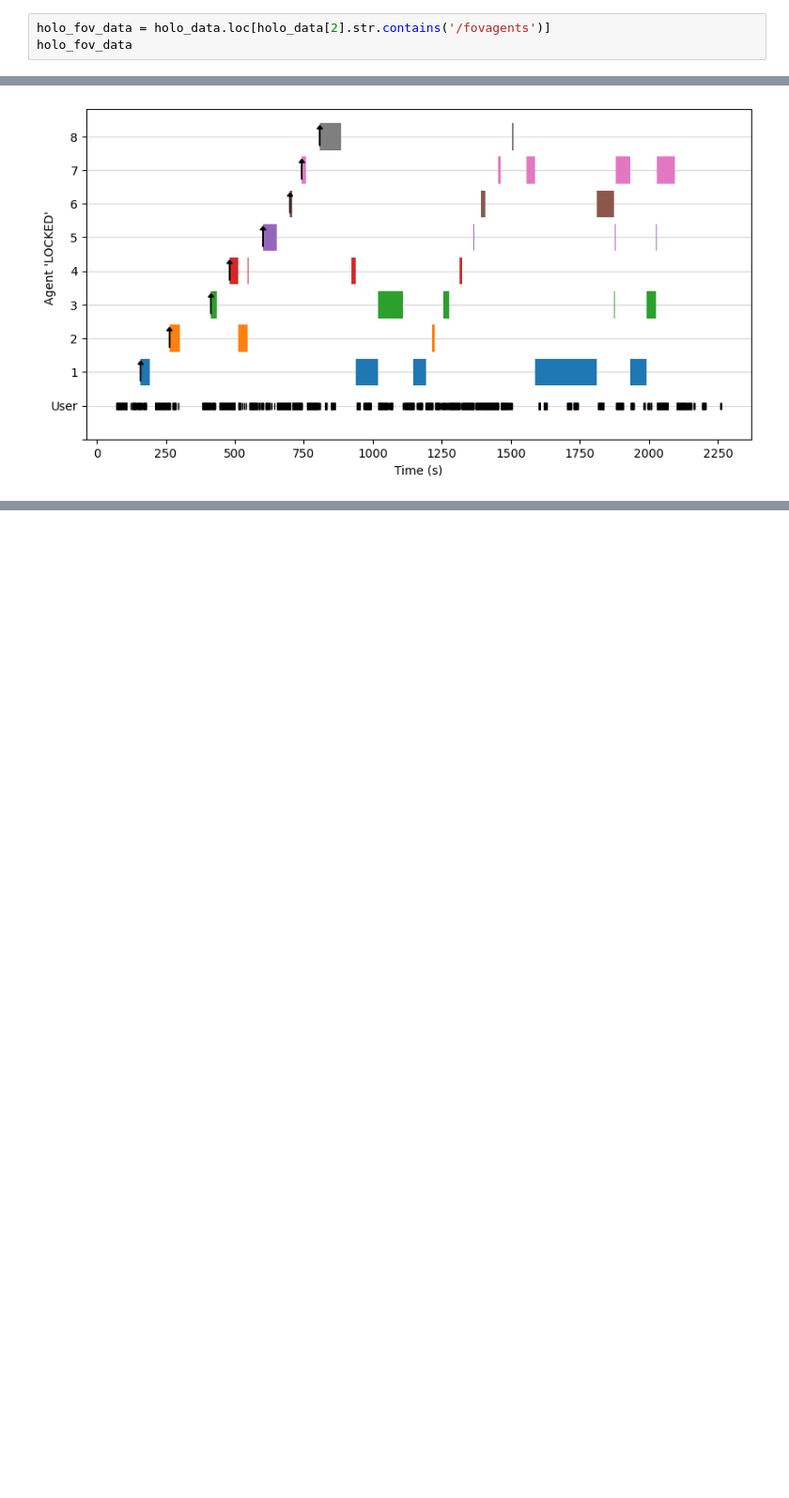
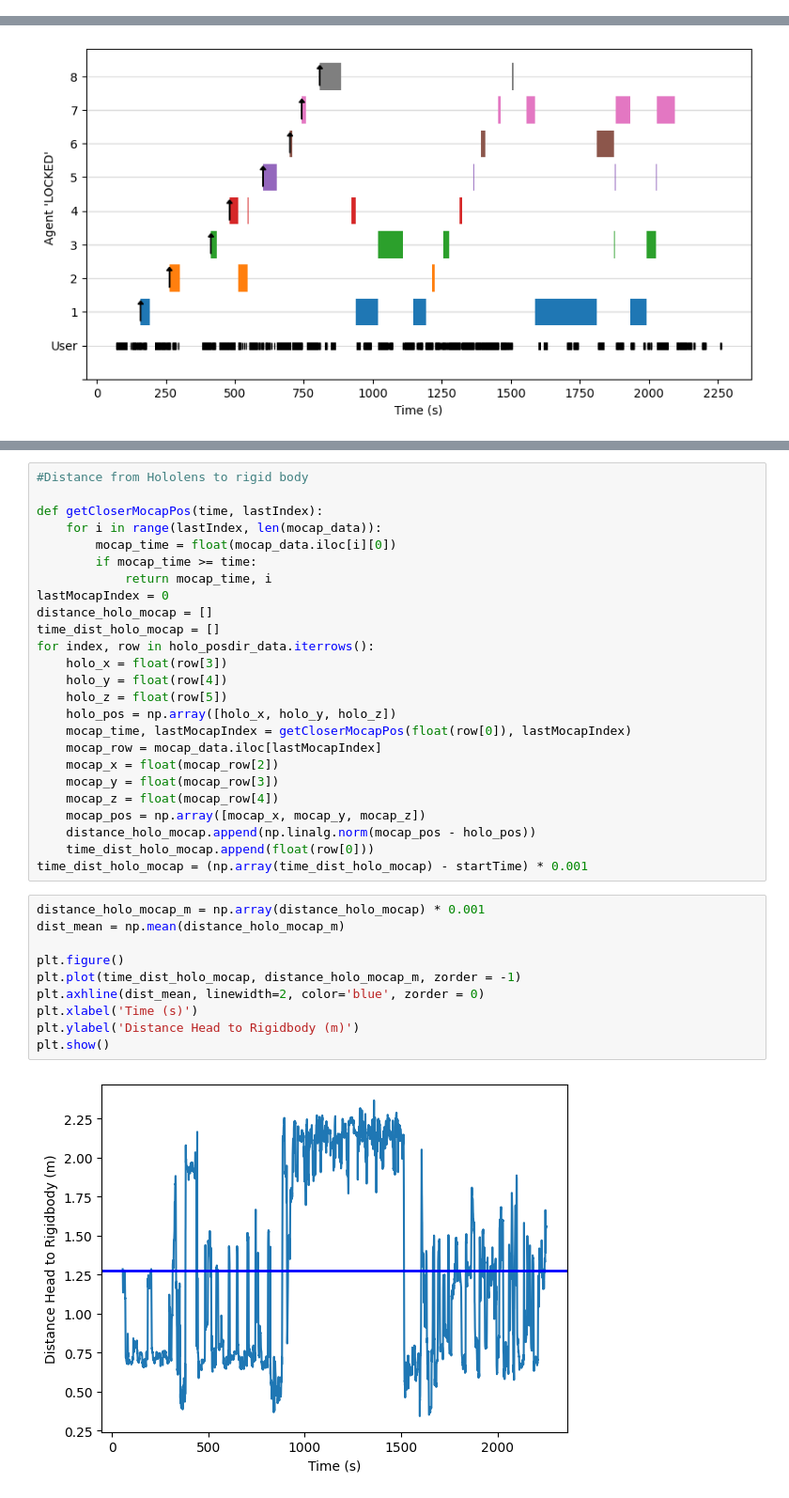
Before and after one commit to pedro-lucas-bravo/master_thesis_data_analysis, a Jupyter notebook: 7-users.ipynb, the cells around one changed output, grey strips where cells are left out. Shown at 94% size. Saved outputs shown, nothing was run; the diff lists cells and outputs as text; blank space fills up the shorter version.

```diff
--- a/7-users.ipynb
+++ b/7-users.ipynb
@@ -243,6 +243,3 @@ createRoomMultiHeatmap(user_id, heatmap_agents_x_y, heatmap_agents_x_z, 'nipy_sp
 # %% [output]
 <Figure size 640x480 with 0 Axes>
 [figure]
-# %%
-holo_fov_data = holo_data.loc[holo_data[2].str.contains('/fovagents')]
-holo_fov_data
@@ -399,0 +408,37 @@ plt.show()
+# %%
+#Distance from Hololens to rigid body
+
+def getCloserMocapPos(time, lastIndex):
+    for i in range(lastIndex, len(mocap_data)):
+        mocap_time = float(mocap_data.iloc[i][0])
+        if mocap_time >= time:
+            return mocap_time, i
+lastMocapIndex = 0
+distance_holo_mocap = []
+time_dist_holo_mocap = []
+for index, row in holo_posdir_data.iterrows():
+    holo_x = float(row[3])
+    holo_y = float(row[4])
+    holo_z = float(row[5])
+    holo_pos = np.array([holo_x, holo_y, holo_z])
+    mocap_time, lastMocapIndex = getCloserMocapPos(float(row[0]), lastMocapIndex)
+    mocap_row = mocap_data.iloc[lastMocapIndex]
+    mocap_x = float(mocap_row[2])
+    mocap_y = float(mocap_row[3])
+    mocap_z = float(mocap_row[4])
+    mocap_pos = np.array([mocap_x, mocap_y, mocap_z])
+    distance_holo_mocap.append(np.linalg.norm(mocap_pos - holo_pos))
+    time_dist_holo_mocap.append(float(row[0]))
+time_dist_holo_mocap = (np.array(time_dist_holo_mocap) - startTime) * 0.001
+# %%
+distance_holo_mocap_m = np.array(distance_holo_mocap) * 0.001
+dist_mean = np.mean(distance_holo_mocap_m)
+
+plt.figure()
+plt.plot(time_dist_holo_mocap, distance_holo_mocap_m, zorder = -1)
+plt.axhline(dist_mean, linewidth=2, color='blue', zorder = 0)
+plt.xlabel('Time (s)')
+plt.ylabel('Distance Head to Rigidbody (m)')
+plt.show()
+# %% [output]
+[figure, added]
```
Also changed, not shown: parts of 9 cells of this notebook, 1 other file.
